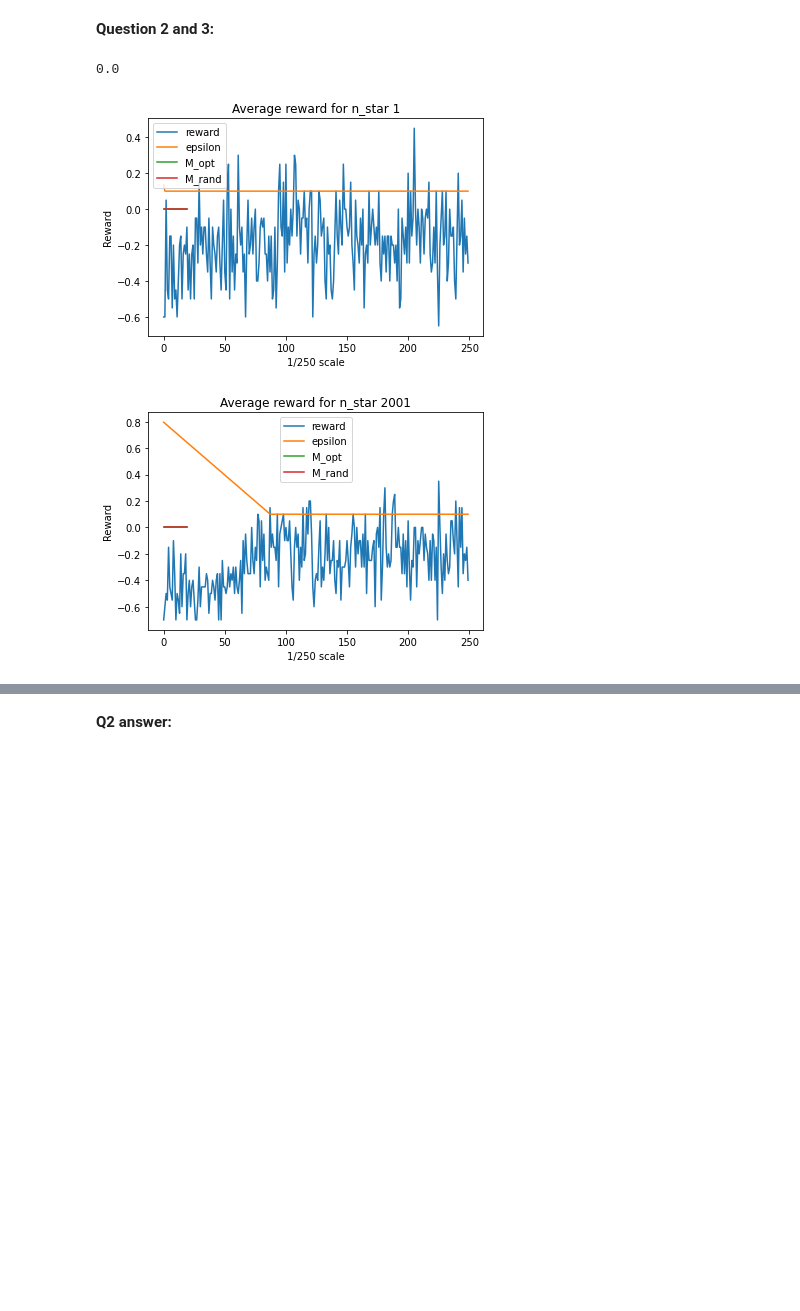
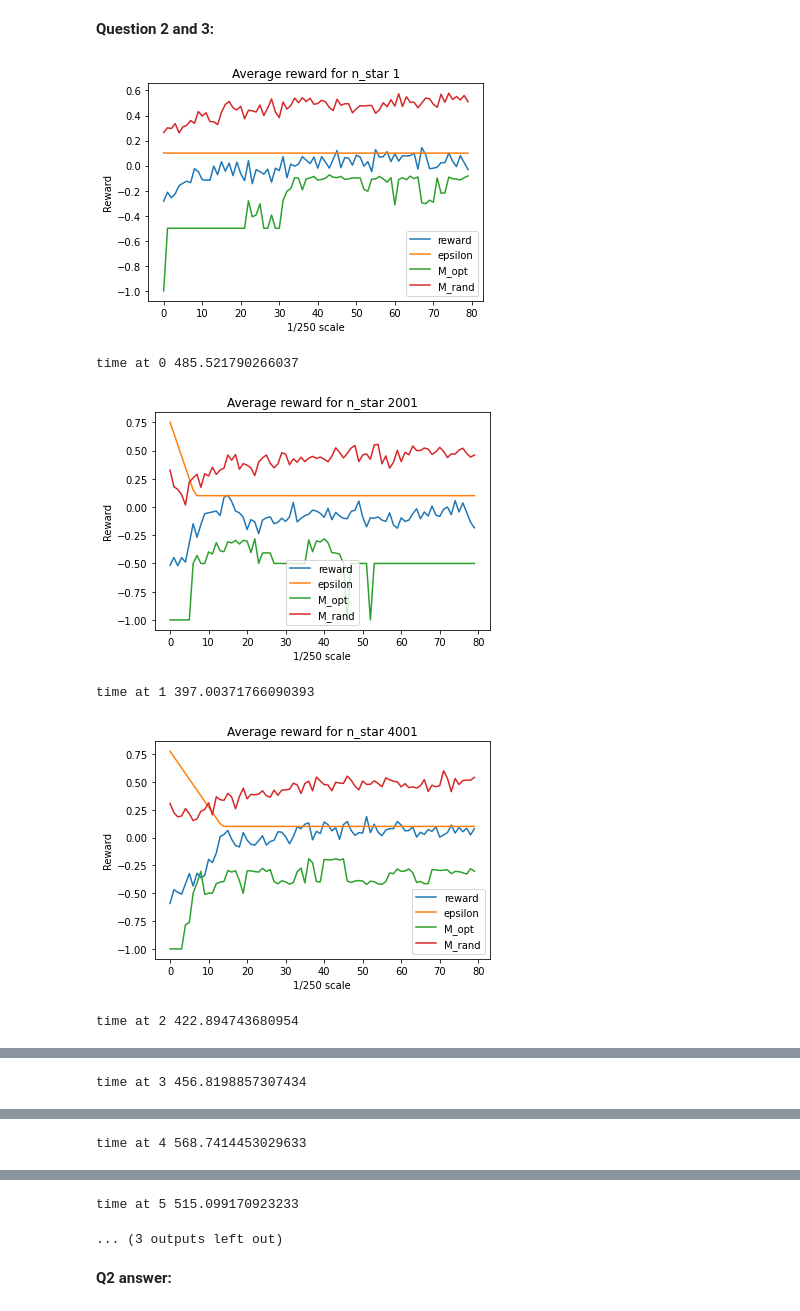
Before and after one commit to LobsterChampagne/ANN-tictactoe, a Jupyter notebook: tic_tac_toe.ipynb, the cells around one changed output, grey strips where cells are left out. Saved outputs shown, nothing was run; the diff lists cells and outputs as text; code cells hidden in the pictures; blank space fills up the shorter version.

Commit message:
add questions up to 7, code for n_star and varying epsilon etc.

```diff
--- a/tic_tac_toe.ipynb
+++ b/tic_tac_toe.ipynb
@@ -227,19 +228,16 @@ def M(e):
                 learner_rewards.append(env.reward(player=Turns[(i+1)%2]))
                 break
                 env.reset()
-
-    return (np.count_nonzero(learner_rewards == 1) - np.count_nonzero(learner_rewards == -1)) / 500
+    return (np.count_nonzero(np.asarray(learner_rewards) == 1) - np.count_nonzero(np.asarray(learner_rewards) == -1)) / 500
-# %%
-M(0)
-# %% [output]
-0.0
 # %%
-n_star = [*range(1, 20000, 2000)]
+n_star = [*range(1, 20000, 3500)]
 n_star.append(20000)
 e_min = 0.1
 e_max = 0.8
 # %%
-for y in range(2): #range(len(n_star))
+for y in range(len(n_star)):
+    before = time.time()
+
     # reset q-values between
     Q_table = {}
     learn_reward = []
@@ -248,7 +246,7 @@ for y in range(2): #range(len(n_star))
     # arrays for M values
     M_opt = []
     M_rand = []
-    for i in range(5000):
+    for i in range(20000):
         moves = []
 
         env.reset()
@@ -280,35 +278,41 @@ for y in range(2): #range(len(n_star))
                     action = moves[num_moves - 2][1]
                     Q_next_max = np.nanmax(Q_actions(moves[num_moves - 1][0]))
                     # update all the Q-values up to the current move
                     Q_table[str(position)][action] += step_size * (reward + discount * Q_next_max - Q_table[str(position)][action])
             if end:
                 # add rewards to arrays
-                opt_reward.append(env.reward(player=Turns[i%2]))
                 learn_reward.append(env.reward(player=Turns[(i+1)%2]))
                 # add to array for plotting
                 eps_vals.append(epsilon)
                 env.reset()
                 break
         # get the M values every 250th game
         if (i%250) == 0:
             M_opt.append(M(0))
             M_rand.append(M(1))
     # the the averages per 250 values
-    learn250 = np.split(np.asarray(learn_reward), 100)
+    learn250 = np.split(np.asarray(learn_reward), 80)
     learn_averages = np.mean(learn250, axis=1)
-    eps250 = np.split(np.asarray(eps_vals), 100)
+    eps250 = np.split(np.asarray(eps_vals), 80)
     eps_averages = np.mean(eps250, axis=1)
 
     title = 'Average reward for n_star ' + str(n_star[y])
     plt.plot(learn_averages, label = 'reward')
     plt.plot(eps_averages, label = 'epsilon')
     plt.plot(M_opt, label = 'M_opt')
     plt.plot(M_rand, label = 'M_rand')
     plt.title(title)
     plt.ylabel('Reward')
     plt.xlabel('1/250 scale')
     plt.legend()
     plt.show()
+
+    after = time.time()
+    print('time at',y,after-before)
 # %% [output]
-[figure, old version]
+[figure, new version]
+time at 0 485.521790266037
-[figure, old version]
+[figure, new version]
+time at 1 397.00371766090393
+[figure, added]
+time at 2 422.894743680954
@@ -314,0 +320 @@ for y in range(2): #range(len(n_star))
+time at 3 456.8198857307434
@@ -314,0 +322 @@ for y in range(2): #range(len(n_star))
+time at 4 568.7414453029633
@@ -315,3 +324,5 @@ for y in range(2): #range(len(n_star))
+time at 5 515.099170923233
+... (3 outputs left out)
 # %% [markdown]
 **Q2 answer:**
 # %% [markdown]
```
Also changed, not shown: parts of 19 cells of this notebook.
